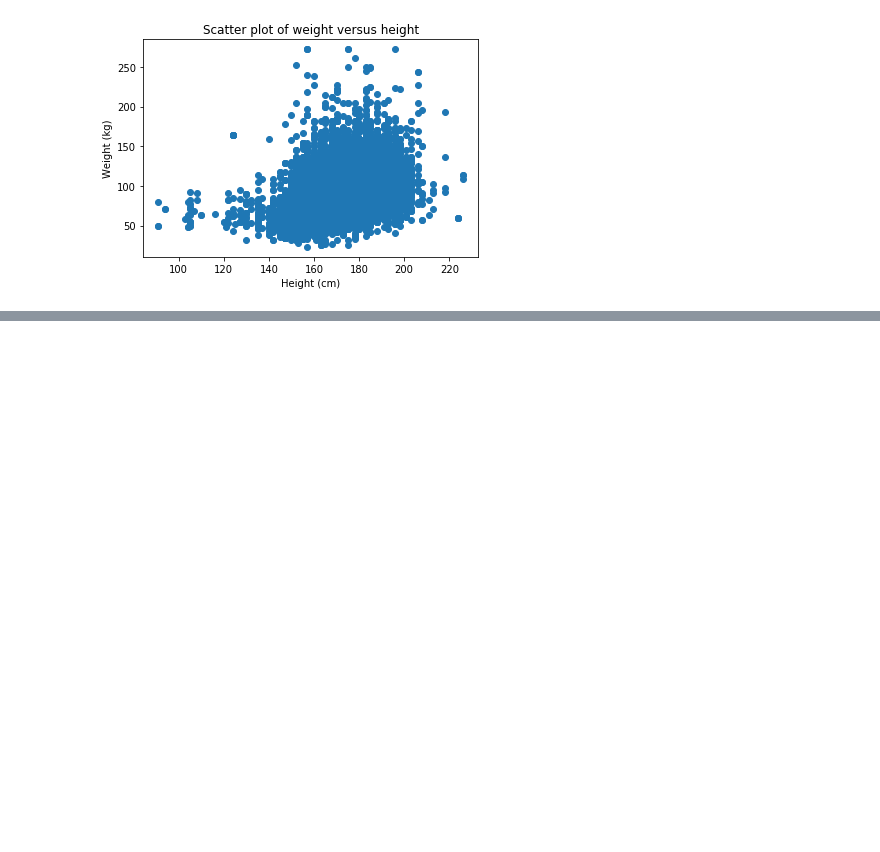
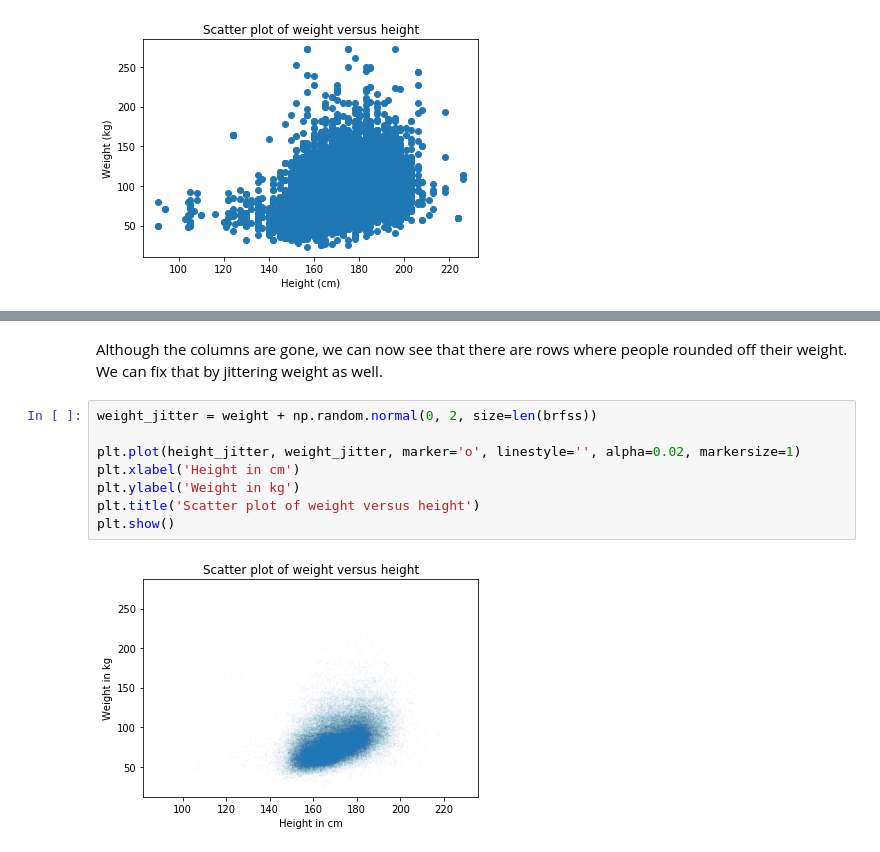
Before and after one commit to nishantsule/Data-Visualization-Workshop, a Jupyter notebook: Data-Viz-FundamentalsReview.ipynb, the cells around one changed output, grey strips where cells are left out. Cells and saved outputs as stored; diff of their text form; blank space fills up the shorter version.

```diff
--- a/Data-Viz-FundamentalsReview.ipynb
+++ b/Data-Viz-FundamentalsReview.ipynb
@@ -406,0 +436,12 @@ Here's what it looks like with alpha=0.02.
+# %% [markdown]
+Although the columns are gone, we can now see that there are rows where people rounded off their weight. We can fix that by jittering weight as well.
+# %%
+weight_jitter = weight + np.random.normal(0, 2, size=len(brfss))
+
+plt.plot(height_jitter, weight_jitter, marker='o', linestyle='', alpha=0.02, markersize=1)
+plt.xlabel('Height in cm')
+plt.ylabel('Weight in kg')
+plt.title('Scatter plot of weight versus height')
+plt.show()
+# %% [output]
+[figure, added]
```
Also changed, not shown: parts of 13 cells of this notebook.
